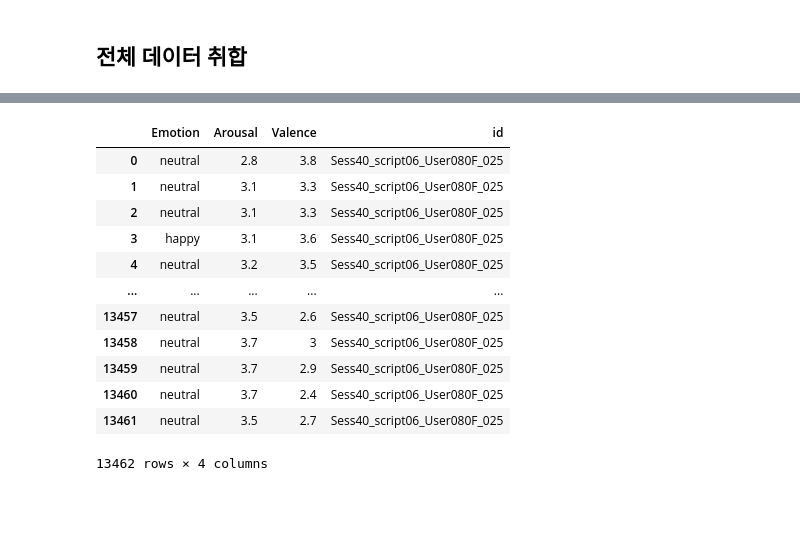
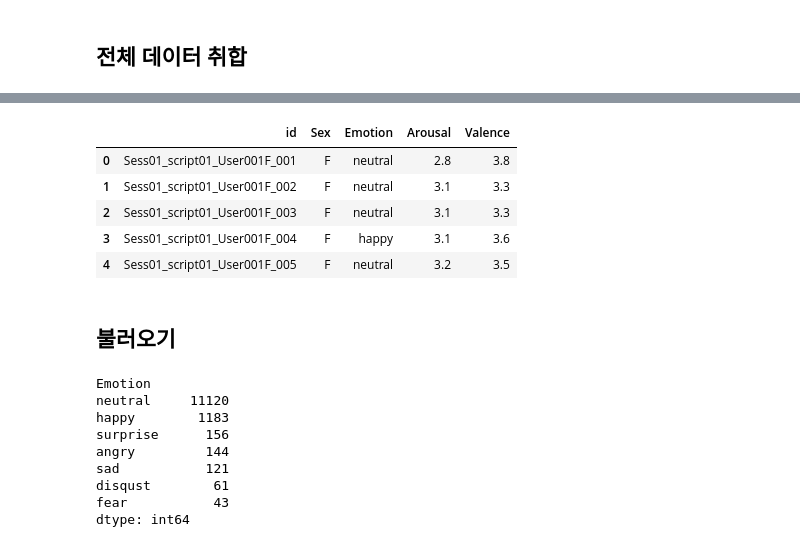
Before and after one commit to qlstn9150/ERC, a Jupyter notebook: 1.data_class.ipynb, the cells around one changed output, grey strips where cells are left out. Drawn from its saved outputs; the diff is of its cells as text; code cells hidden in the pictures; blank space fills up the shorter version.

```diff
--- a/1.data_class.ipynb
+++ b/1.data_class.ipynb
@@ -105,5 +97,3 @@ for i in range(total.shape[0]):
     text = text.replace('c/','').replace('n/','').replace('N/','').replace('u/','').replace('l/','')
     text = text.replace('b/','').replace('*','').replace('+','').replace(',','')
     total.iloc[i, 1] = text
-
-    total['id'] = total.iloc[i, 0][16:-4]
@@ -120,21 +100,28 @@ total.head()
+# %%
+list_id = []
+list_sex = []
+for i in range(total.shape[0]):
+    list_id.append(total.iloc[i, 0][16:-4])
+    list_sex.append(total.iloc[i, 0][39])
+
+total['id'] = list_id
+total['Sex'] = list_sex
 # %%
-for i in range(total.shape[0]):
-    total['id'] = total.iloc[i, 0][16:-4]
-
-total.drop(['Audio', 'Text'], axis='columns', inplace=True)
+total = total[['id', 'Sex', 'Emotion', 'Arousal', 'Valence']]
+total.to_csv('C:\\Users\\USER\\PycharmProjects\\ERC\\data\\total.csv', index=False, encoding="utf-8-sig")
+total.head()
+# %% [output]
+|  | id | Sex | Emotion | Arousal | Valence |
+| 0 | Sess01_script01_User001F_001 | F | neutral | 2.8 | 3.8 |
+| 1 | Sess01_script01_User001F_002 | F | neutral | 3.1 | 3.3 |
+| 2 | Sess01_script01_User001F_003 | F | neutral | 3.1 | 3.3 |
+| 3 | Sess01_script01_User001F_004 | F | happy | 3.1 | 3.6 |
+| 4 | Sess01_script01_User001F_005 | F | neutral | 3.2 | 3.5 |
+# %% [markdown]
+불러오기
+---
 # %%
-total['id']
+sig_n = 'ibi' #eda, ibi, temp
+
+signal = pd.read_csv('data/t_{}.csv'.format(sig_n))
+total = pd.read_csv('data/total.csv')
-# %% [output]
-|  | Emotion | Arousal | Valence | id |
-| 0 | neutral | 2.8 | 3.8 | Sess40_script06_User080F_025 |
-| 1 | neutral | 3.1 | 3.3 | Sess40_script06_User080F_025 |
-| 2 | neutral | 3.1 | 3.3 | Sess40_script06_User080F_025 |
-| 3 | happy | 3.1 | 3.6 | Sess40_script06_User080F_025 |
-| 4 | neutral | 3.2 | 3.5 | Sess40_script06_User080F_025 |
-| ... | ... | ... | ... | ... |
-| 13457 | neutral | 3.5 | 2.6 | Sess40_script06_User080F_025 |
-| 13458 | neutral | 3.7 | 3 | Sess40_script06_User080F_025 |
-| 13459 | neutral | 3.7 | 2.9 | Sess40_script06_User080F_025 |
-| 13460 | neutral | 3.7 | 2.4 | Sess40_script06_User080F_025 |
-| 13461 | neutral | 3.5 | 2.7 | Sess40_script06_User080F_025 |
-13462 rows × 4 columns
@@ -140,0 +139,13 @@ total['id']
+# %%
+total_new[['Emotion']].value_counts()
+#df_valance[['Emotion']].value_counts()
+# %% [output]
+Emotion
+neutral     11120
+happy        1183
+surprise      156
+angry         144
+sad           121
+disqust        61
+fear           43
+dtype: int64
```
Also changed, not shown: parts of 12 cells of this notebook, 1 other file.
